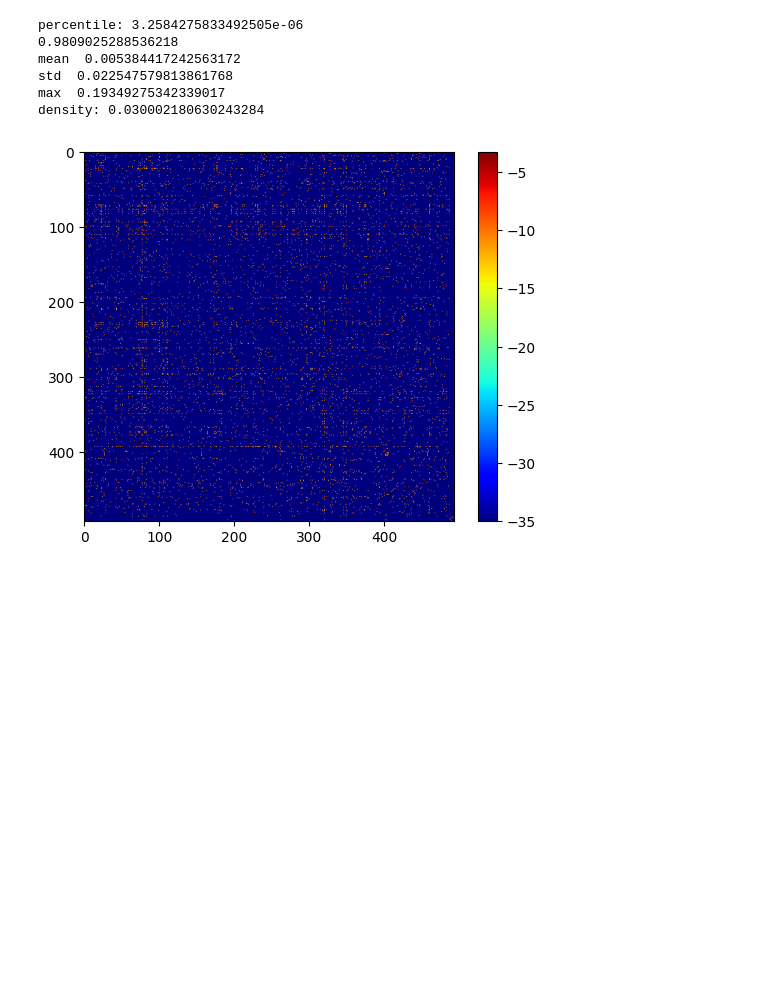
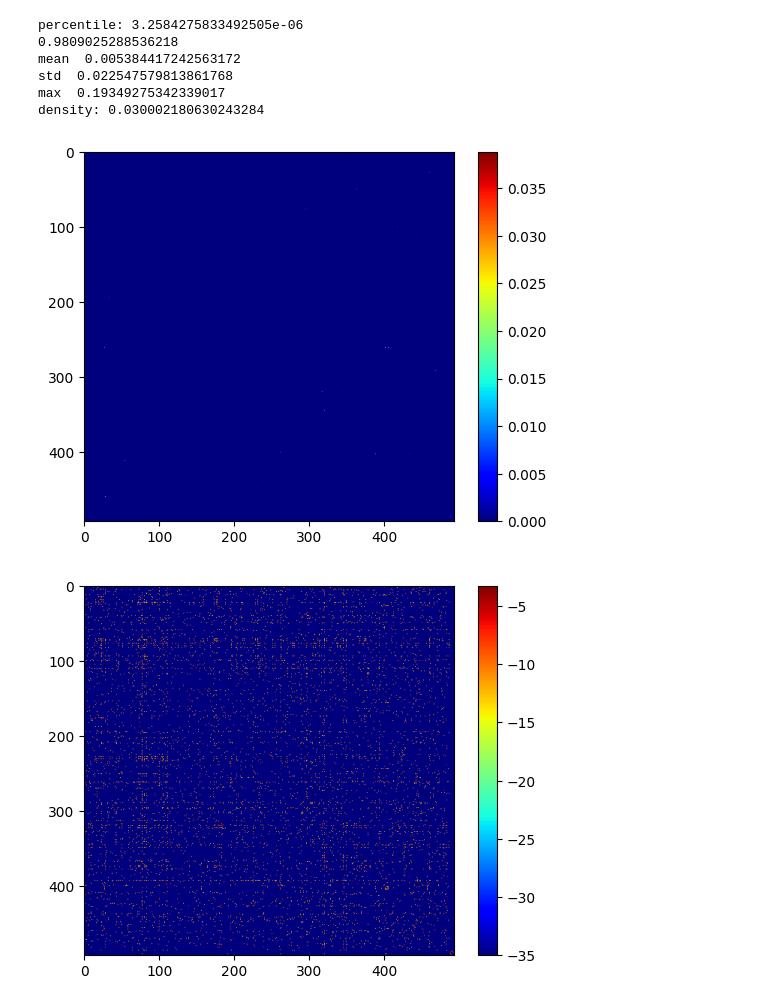
Before and after one commit to enzodipasquale/combinatorial-choice-estimation, a Jupyter notebook: load_data_notebook.ipynb, the cells around one changed output. Drawn from its saved outputs; the diff is of its cells as text; code cells hidden in the pictures; blank space fills up the shorter version.

Commit message:
get 0 for pop centroid...

```diff
--- a/load_data_notebook.ipynb
+++ b/load_data_notebook.ipynb
@@ -118,6 +118,12 @@ mean  0.005384417242563172
 std  0.022547579813861768
 max  0.19349275342339017
 density: 0.030002180630243284
+# %%
+plt.imshow(truncated_pop_centroid_j_j, cmap ='jet')
+plt.colorbar()
+plt.show()
+# %% [output]
+[figure, added]
 # %%
 # plot heat map of pop_centroid_j_j
 log_truncated_pop_centroid_j_j = truncated_pop_centroid_j_j.copy()
```
Also changed, not shown: 42 other files.
